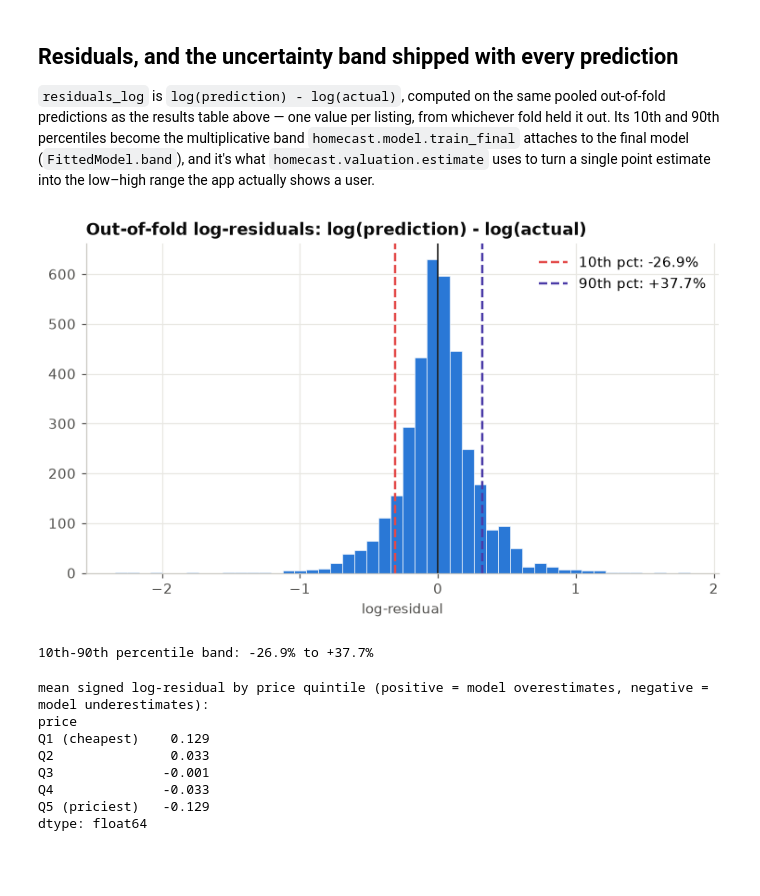
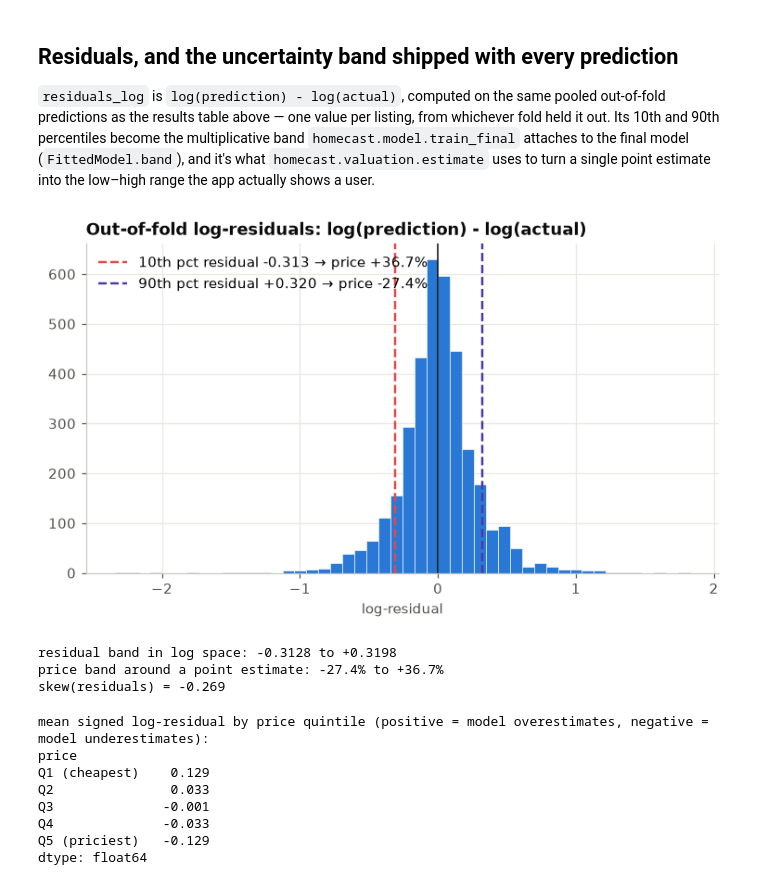
Before and after one commit to safdar-hussain1/homecast, a Jupyter notebook: notebooks/valuation_model.ipynb, the cells around one changed output. Saved outputs shown, nothing was run; the diff lists cells and outputs as text; code cells hidden in the pictures.

Commit message:
Correct the band numbers, drop the false asymmetry claim, name the data provenance

```diff
--- a/notebooks/valuation_model.ipynb
+++ b/notebooks/valuation_model.ipynb
@@ -276,25 +276,34 @@ actually shows a user.
 # %%
 residuals_log = np.asarray(metrics["residuals_log"])
 lo_log, hi_log = np.quantile(residuals_log, [0.10, 0.90])
-lo_pct, hi_pct = np.exp(lo_log) - 1, np.exp(hi_log) - 1
+
+# residual = log(prediction) - log(actual), so actual = prediction * exp(-residual).
+# The sign flips when the residual band is turned into a price band: the 90th
+# percentile residual (the model's biggest overestimates) sets the LOW end of
+# the true price, and the 10th percentile residual sets the HIGH end.
+lo_pct, hi_pct = np.exp(-hi_log) - 1, np.exp(-lo_log) - 1
 
 fig, ax = plt.subplots(figsize=(8, 4.2))
 ax.hist(residuals_log, bins=48, color=PALETTE["blue"], edgecolor="white", linewidth=0.4)
 ax.axvline(lo_log, color=PALETTE["red"], linewidth=1.6, linestyle="--",
-           label=f"10th pct: {lo_pct:+.1%}")
+           label=f"10th pct residual {lo_log:+.3f} → price {hi_pct:+.1%}")
 ax.axvline(hi_log, color=PALETTE["violet"], linewidth=1.6, linestyle="--",
-           label=f"90th pct: {hi_pct:+.1%}")
+           label=f"90th pct residual {hi_log:+.3f} → price {lo_pct:+.1%}")
 ax.axvline(0, color="#0b0b0b", linewidth=1.0)
 ax.set_title("Out-of-fold log-residuals: log(prediction) - log(actual)")
 ax.set_xlabel("log-residual")
 ax.legend()
 save_figure(fig, "residual_histogram")
 plt.show()
 
-print(f"10th-90th percentile band: {lo_pct:+.1%} to {hi_pct:+.1%}")
+print(f"residual band in log space: {lo_log:+.4f} to {hi_log:+.4f}")
+print(f"price band around a point estimate: {lo_pct:+.1%} to {hi_pct:+.1%}")
+print(f"skew(residuals) = {pd.Series(residuals_log).skew():.3f}")
 # %% [output]
-[figure, old version]
+[figure, new version]
-10th-90th percentile band: -26.9% to +37.7%
+residual band in log space: -0.3128 to +0.3198
+price band around a point estimate: -27.4% to +36.7%
+skew(residuals) = -0.269
 # %%
 price_quintile = pd.qcut(df["price"], 5, labels=["Q1 (cheapest)", "Q2", "Q3", "Q4", "Q5 (priciest)"])
 mean_signed_residual = pd.Series(residuals_log, index=df.index).groupby(price_quintile, observed=True).mean()
```
Also changed, not shown: parts of 3 cells of this notebook, 8 other files.
